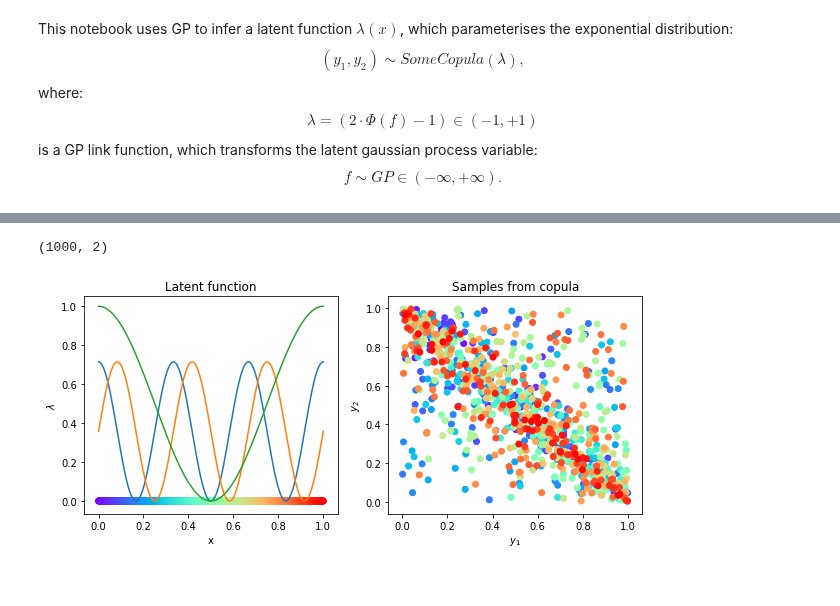
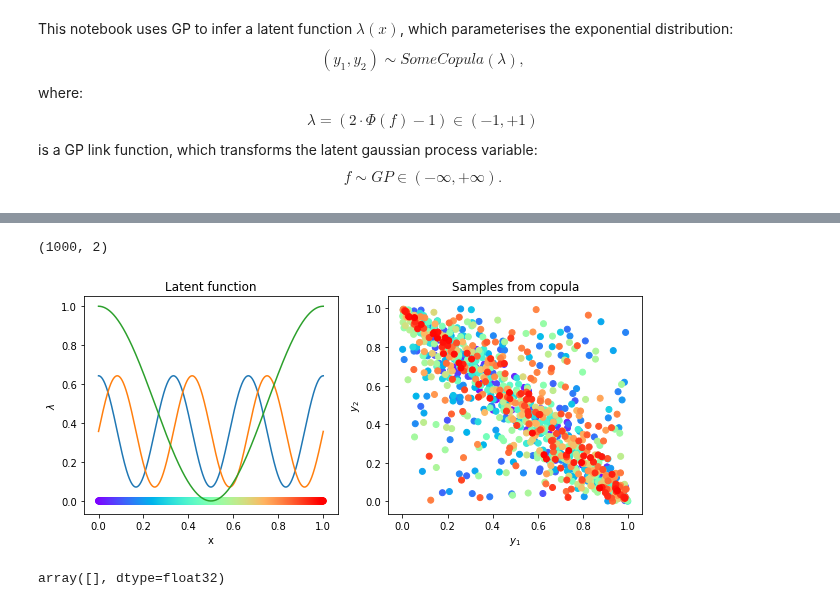
Before and after one commit to NinelK/CopulaGP, a Jupyter notebook: MultiParam_nopyro.ipynb, the cells around one changed output, grey strips where cells are left out. Drawn from its saved outputs; the diff is of its cells as text; code cells hidden in the pictures.

```diff
--- a/MultiParam_nopyro.ipynb
+++ b/MultiParam_nopyro.ipynb
@@ -126,7 +30,7 @@ class MixtureCopula(distribution.Distribution):
 # %%
 #here we specify a 'true' latent function lambda
-theta1 = lambda x: np.cos(2*np.pi*3*x)*5.+5. #*np.sin(2*np.pi*3*x+.6)
-theta2 = lambda x: np.sin(2*np.pi*3*x)*5.+5. #*np.sin(2*np.pi*3*x+.6)
+theta1 = lambda x: np.cos(2*np.pi*3*x)*4.+5. #*np.sin(2*np.pi*3*x+.6)
+theta2 = lambda x: np.sin(2*np.pi*3*x)*4.+5. #*np.sin(2*np.pi*3*x+.6)
 con = lambda x: np.cos(2*np.pi*1*x)*0.5+0.5 #*np.sin(2*np.pi*3*x+.6)
 # %%
 # here we generate some synthetic samples
@@ -138,35 +42,39 @@ X = np.linspace(0.,1.,NSamp)
 
 fig, (lambdaf, samples) = plt.subplots(1,2,figsize=(10,4))
 
 lambdaf.plot(X,theta1(X)/14.)
 lambdaf.plot(X,theta2(X)/14.)
 lambdaf.plot(X,con(X))
 lambdaf.set_xlabel('x')
 lambdaf.set_ylabel('$\lambda$')
 lambdaf.set_title('Latent function')
 
 theta = torch.stack([torch.tensor([theta1(x) for x in X]),
                      torch.tensor([theta2(x) for x in X])]).float()
 mix = torch.stack([torch.tensor([con(x) for x in X]),
                    torch.tensor([1-con(x) for x in X])]).float()
 #likelihoods = [GaussianCopula_Likelihood(),FrankCopula_Likelihood()]
-likelihoods = [ClaytonCopula_Likelihood(rotation='270°'),ClaytonCopula_Likelihood(rotation='90°')]
+likelihoods = [GumbelCopula_Likelihood(rotation='270°'),GumbelCopula_Likelihood(rotation='90°')]
 copulas = [lik.copula for lik in likelihoods]
 rotations = [lik.rotation for lik in likelihoods]
 model = MixtureCopula(theta,mix,copulas,rotations=rotations)
 Y = model.sample().numpy().squeeze()
 print(Y.shape)
 colors = cm.rainbow(np.linspace(0., 1., NSamp))
 lambdaf.scatter(X,np.zeros_like(X),color=colors)
 samples.scatter(*Y.T, color=colors)
 samples.set_xlabel('$y_1$')
 samples.set_ylabel('$y_2$')
 samples.set_title('Samples from copula')
 
 fig.show()
 # %% [output]
 (1000, 2)
-[figure, old version]
+[figure, new version]
+# %%
+Y[Y!=Y]
+# %% [output]
+array([], dtype=float32)
 # %%
 #convert numpy data to tensors (optionally on GPU)
 train_x = torch.tensor(X).float().cuda(device=0)
```
Also changed, not shown: parts of 8 cells of this notebook, 7 other files.
